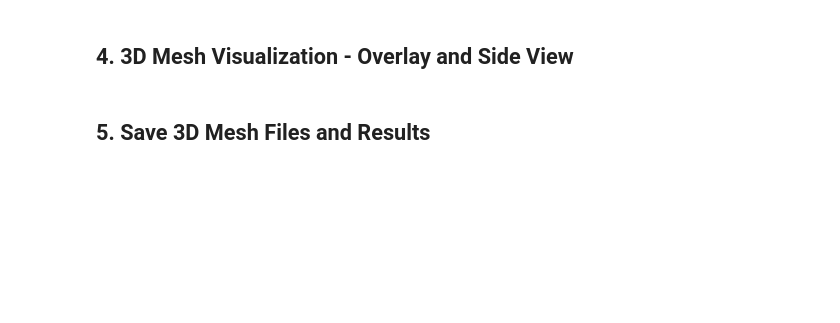
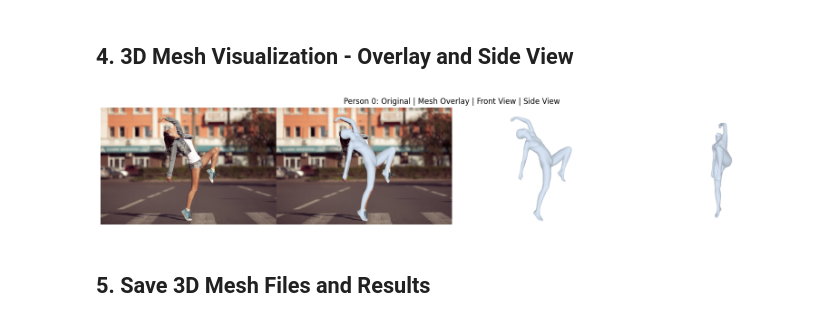
Before and after one commit to facebookresearch/sam-3d-body, a Jupyter notebook: notebook/demo_human.ipynb, the cells around one changed output. Saved outputs shown, nothing was run; the diff lists cells and outputs as text; code cells hidden in the pictures; blank space fills up the shorter version.

```diff
--- a/notebook/demo_human.ipynb
+++ b/notebook/demo_human.ipynb
@@ -66,19 +89,21 @@ else:
 ## 4. 3D Mesh Visualization - Overlay and Side View
 # %%
 if outputs:
-    mesh_results = visualize_3d_mesh(img_cv2, outputs, model.faces)
+    mesh_results = visualize_3d_mesh(img_cv2, outputs, estimator.faces)
 
     # Display results
     for i, combined_img in enumerate(mesh_results):
         combined_rgb = cv2.cvtColor(combined_img, cv2.COLOR_BGR2RGB)
 
         plt.figure(figsize=(20, 5))
         plt.imshow(combined_rgb)
         plt.title(f'Person {i}: Original | Mesh Overlay | Front View | Side View')
         plt.axis('off')
         plt.show()
 else:
     print("No people detected for 3D mesh visualization")
+# %% [output]
+[figure, added]
 # %% [markdown]
 ## 5. Save 3D Mesh Files and Results
 # %%
```
Also changed, not shown: parts of 5 cells of this notebook, 13 other files.
